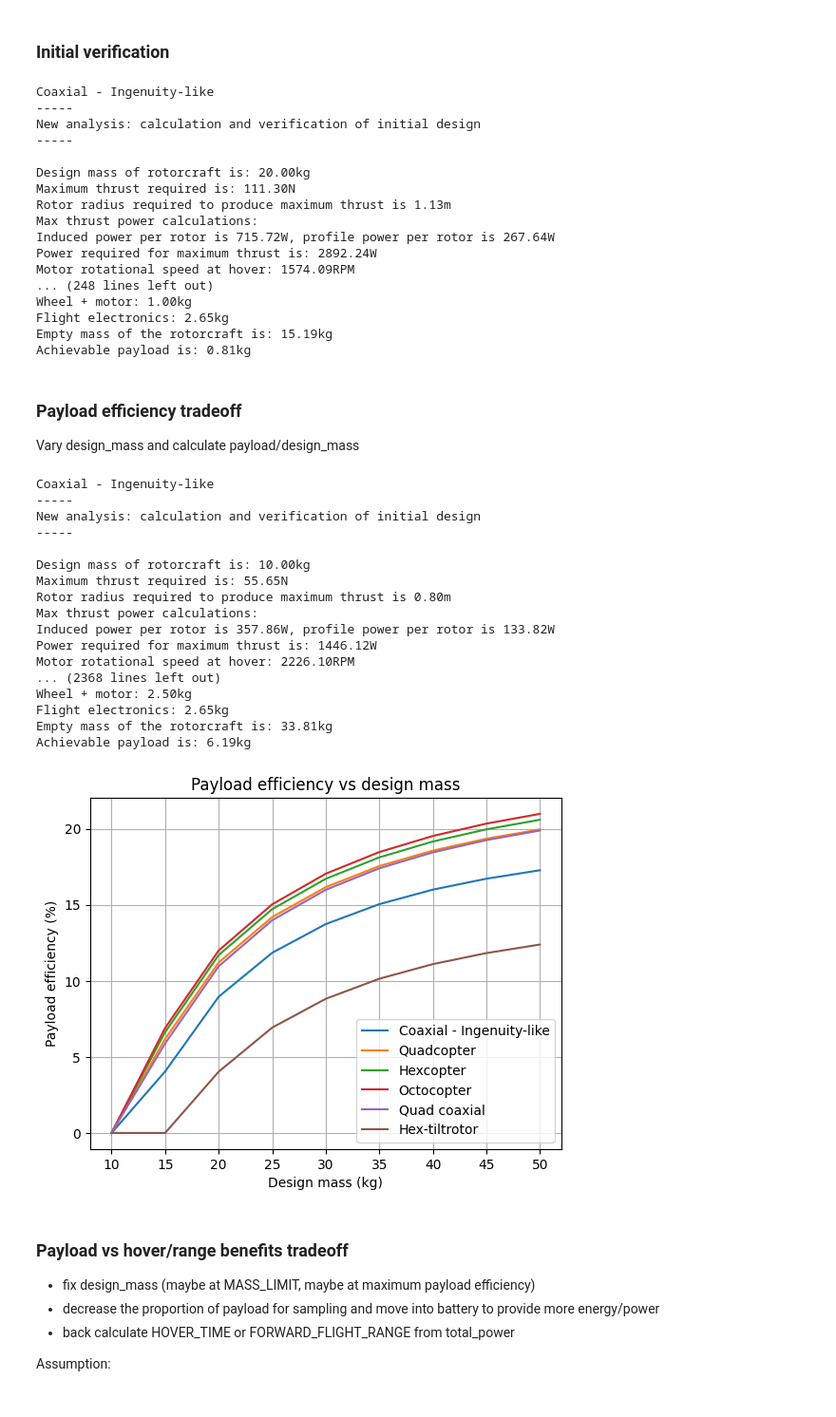
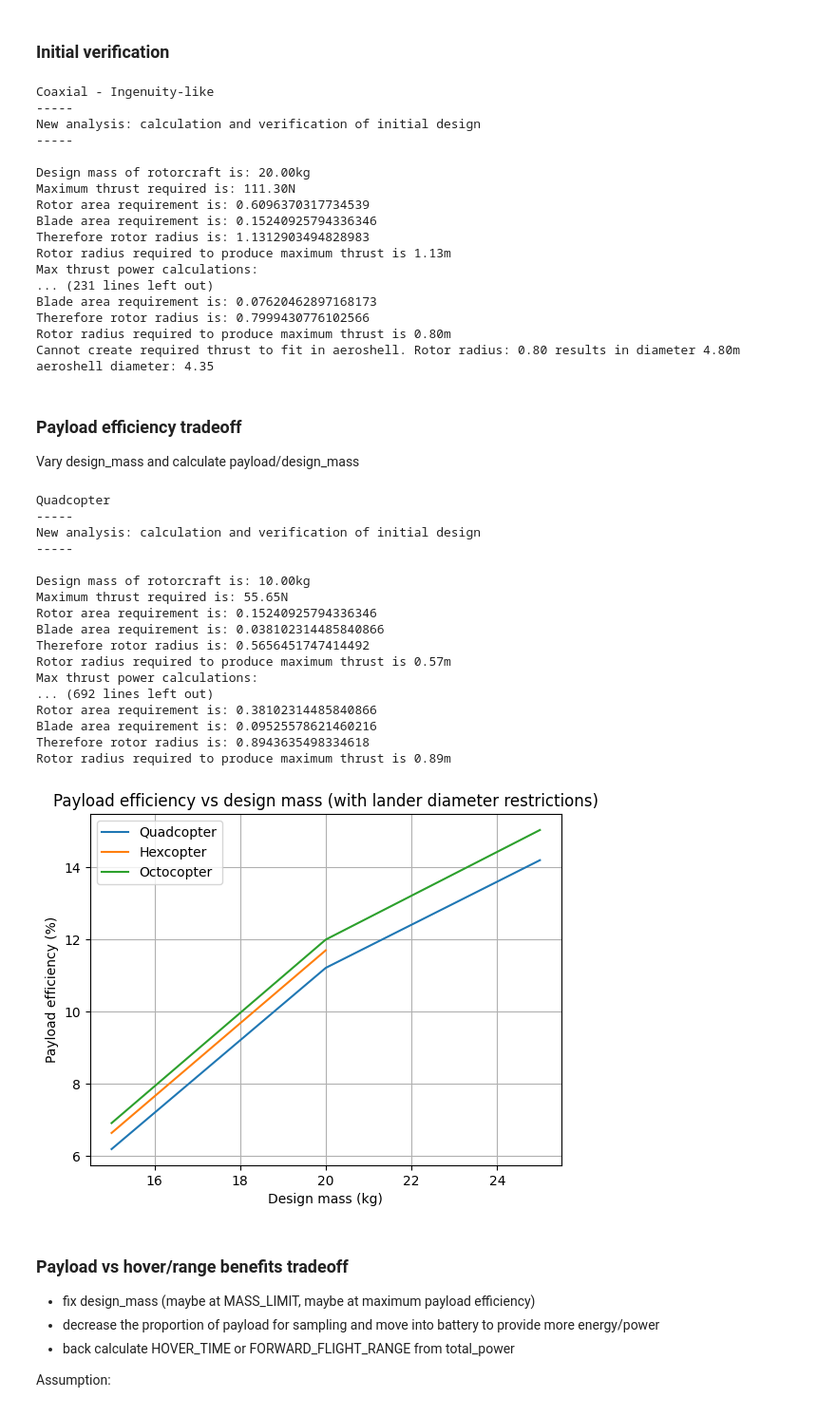
Before and after one commit to bened-wards/multimodal_mars_sampler, a Jupyter notebook: analysis.ipynb, the cells around one changed output. Shown at 95% size. Saved outputs shown, nothing was run; the diff lists cells and outputs as text; code cells hidden in the pictures.

Commit message:
ground design calculations

```diff
--- a/analysis.ipynb
+++ b/analysis.ipynb
@@ -50,7 +50,11 @@ def write_to_csv():
 # %%
 design_mass = 20
 for aircraft in aircrafts:
-    payload = aircraft.calc_and_verify_initial_design(design_mass)
+    try:
+        payload = aircraft.calc_and_verify_initial_design(design_mass)
+    except ValueError as e:
+        print(e)
+        continue
 # %% [output]
 Coaxial - Ingenuity-like
 -----
@@ -59,47 +63,48 @@ New analysis: calculation and verification of initial design
 
 Design mass of rotorcraft is: 20.00kg
 Maximum thrust required is: 111.30N
+Rotor area requirement is: 0.6096370317734539
+Blade area requirement is: 0.15240925794336346
+Therefore rotor radius is: 1.1312903494828983
 Rotor radius required to produce maximum thrust is 1.13m
 Max thrust power calculations:
-Induced power per rotor is 715.72W, profile power per rotor is 267.64W
-Power required for maximum thrust is: 2892.24W
-Motor rotational speed at hover: 1574.09RPM
-... (248 lines left out)
-Wheel + motor: 1.00kg
-Flight electronics: 2.65kg
-Empty mass of the rotorcraft is: 15.19kg
-Achievable payload is: 0.81kg
+... (231 lines left out)
+Blade area requirement is: 0.07620462897168173
+Therefore rotor radius is: 0.7999430776102566
+Rotor radius required to produce maximum thrust is 0.80m
+Cannot create required thrust to fit in aeroshell. Rotor radius: 0.80 results in diameter 4.80m aeroshell diameter: 4.35
 # %% [markdown]
 ### Payload efficiency tradeoff
 
 Vary design_mass and calculate payload/design_mass
 # %%
 plt.figure()
+aircrafts = [quad, hex, octo]
 for aircraft in aircrafts:
     design_masses, payload_efficiences = aircraft.payload_efficiency_analysis()
     plt.plot(design_masses, np.array(payload_efficiences)*100, label=aircraft.name)
-plt.title(f"Payload efficiency vs design mass")
+plt.title(f"Payload efficiency vs design mass (with lander diameter restrictions)")
 plt.xlabel("Design mass (kg)")
 plt.ylabel("Payload efficiency (%)")
 plt.grid(True)
 plt.legend()
 plt.show()
 # %% [output]
-Coaxial - Ingenuity-like
+Quadcopter
 -----
 New analysis: calculation and verification of initial design
 -----
 
 Design mass of rotorcraft is: 10.00kg
 Maximum thrust required is: 55.65N
-Rotor radius required to produce maximum thrust is 0.80m
+Rotor area requirement is: 0.15240925794336346
+Blade area requirement is: 0.038102314485840866
+Therefore rotor radius is: 0.5656451747414492
+Rotor radius required to produce maximum thrust is 0.57m
 Max thrust power calculations:
-Induced power per rotor is 357.86W, profile power per rotor is 133.82W
-Power required for maximum thrust is: 1446.12W
-Motor rotational speed at hover: 2226.10RPM
-... (2368 lines left out)
-Wheel + motor: 2.50kg
-Flight electronics: 2.65kg
-Empty mass of the rotorcraft is: 33.81kg
-Achievable payload is: 6.19kg
+... (692 lines left out)
+Rotor area requirement is: 0.38102314485840866
+Blade area requirement is: 0.09525578621460216
+Therefore rotor radius is: 0.8943635498334618
+Rotor radius required to produce maximum thrust is 0.89m
-[figure, old version]
+[figure, new version]
```
Also changed, not shown: parts of 9 cells of this notebook, 5 other files.
